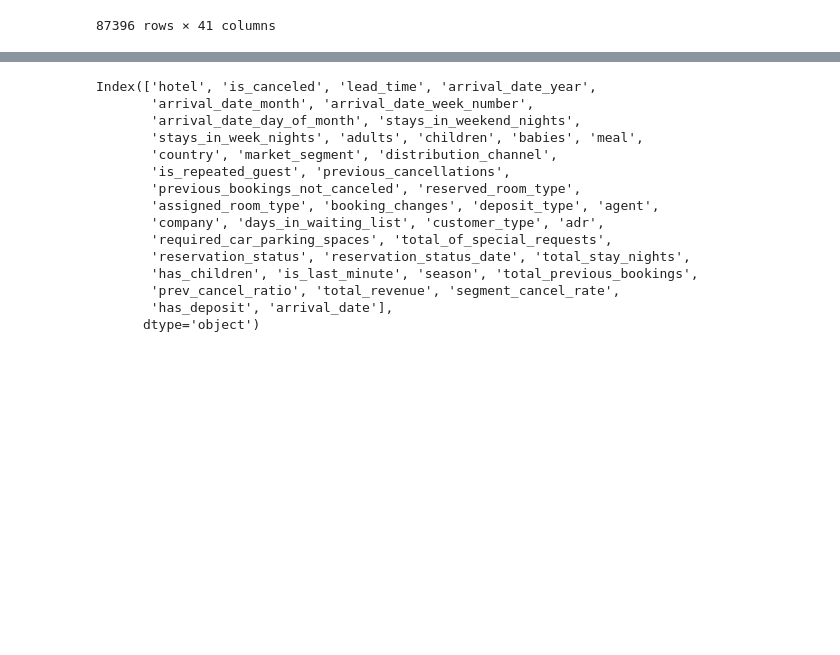
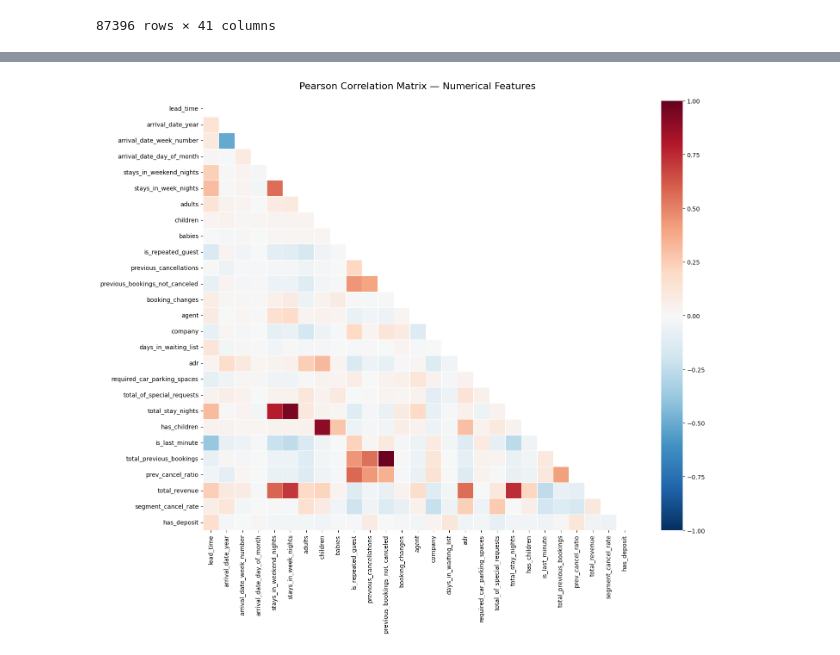
Before and after one commit to bezawitzyb/noshowshield, a Jupyter notebook: notebook/feature_selection.ipynb, the cells around one changed output, grey strips where cells are left out. Saved outputs shown, nothing was run; the diff lists cells and outputs as text; code cells hidden in the pictures; blank space fills up the shorter version.

```diff
--- a/notebook/feature_selection.ipynb
+++ b/notebook/feature_selection.ipynb
@@ -58,0 +85,14 @@ df
+# %%
+numerical_cols = df.select_dtypes(include=[np.number]).columns.tolist()
+if 'is_canceled' in numerical_cols:
+    numerical_cols.remove('is_canceled')
+
+correlations = df[numerical_cols].corrwith(df['is_canceled']).sort_values(key=abs, ascending=False)
+
+print("Correlation with is_canceled (sorted by |r|):")
+print("=" * 55)
+for feat, corr in correlations.items():
+    bar_len = int(abs(corr) * 50)
+    bar = '#' * bar_len
+    direction = '+' if corr > 0 else '-'
+    print(f"  {feat:<40} {direction}{abs(corr):.3f}  {bar}")
@@ -59,20 +227,19 @@ df
+# %%
+corr_matrix = df[numerical_cols].corr()
+
+# Plot
+fig, ax = plt.subplots(figsize=(16, 13))
+mask = np.triu(np.ones_like(corr_matrix, dtype=bool))  # hide upper triangle
+sns.heatmap(
+    corr_matrix, mask=mask, annot=True, fmt='.2f',
+    cmap='RdBu_r', center=0, vmin=-1, vmax=1,
+    linewidths=0.5, square=True, ax=ax,
+    annot_kws={'size': 8}
+)
+ax.set_title('Pearson Correlation Matrix — Numerical Features', fontsize=16, pad=20)
+plt.tight_layout()
+plt.show()
+# %% [output]
+[figure, added]
 # %%
 train , test = temporal_split(df,)
-# %%
-train.columns
-# %% [output]
-Index(['hotel', 'is_canceled', 'lead_time', 'arrival_date_year',
-       'arrival_date_month', 'arrival_date_week_number',
-       'arrival_date_day_of_month', 'stays_in_weekend_nights',
-       'stays_in_week_nights', 'adults', 'children', 'babies', 'meal',
-       'country', 'market_segment', 'distribution_channel',
-       'is_repeated_guest', 'previous_cancellations',
-       'previous_bookings_not_canceled', 'reserved_room_type',
-       'assigned_room_type', 'booking_changes', 'deposit_type', 'agent',
-       'company', 'days_in_waiting_list', 'customer_type', 'adr',
-       'required_car_parking_spaces', 'total_of_special_requests',
-       'reservation_status', 'reservation_status_date', 'total_stay_nights',
-       'has_children', 'is_last_minute', 'season', 'total_previous_bookings',
-       'prev_cancel_ratio', 'total_revenue', 'segment_cancel_rate',
-       'has_deposit', 'arrival_date'],
-      dtype='object')
```
Also changed, not shown: parts of 15 cells of this notebook, 3 other files.
